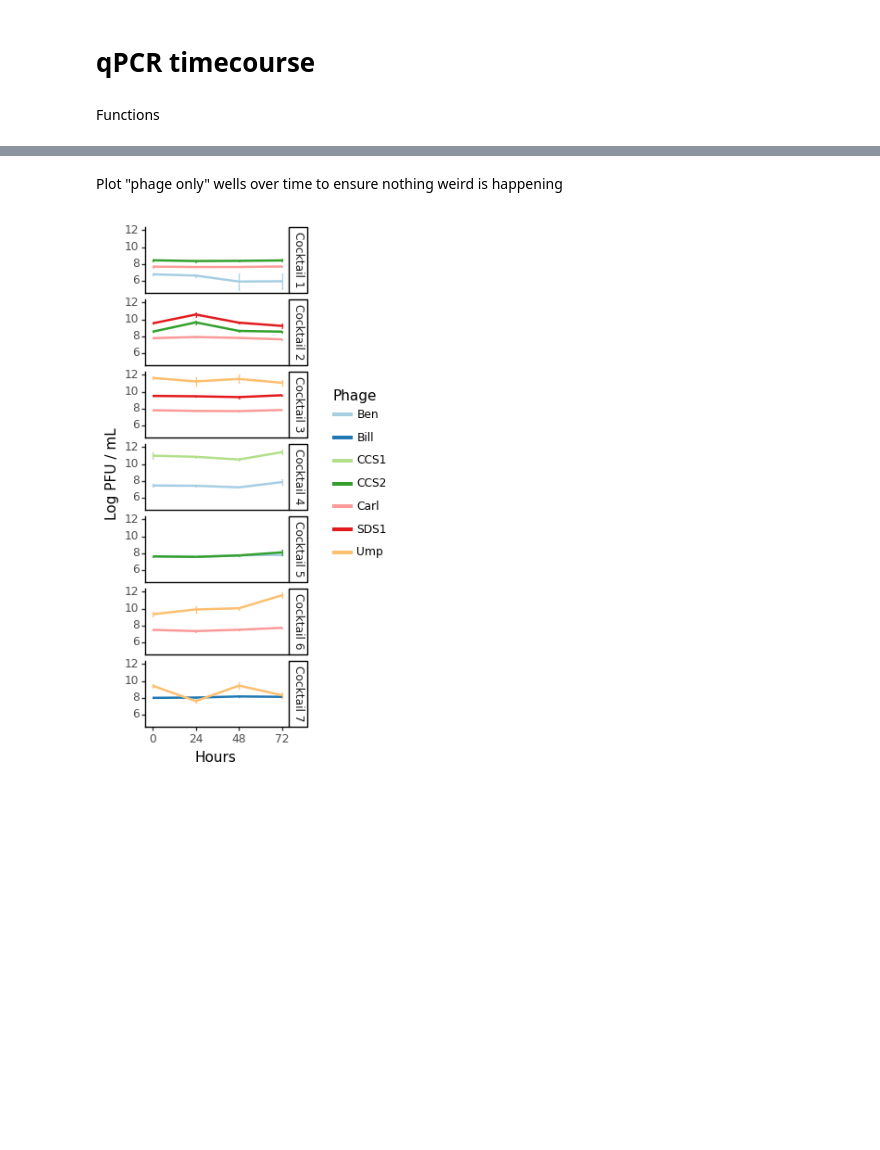
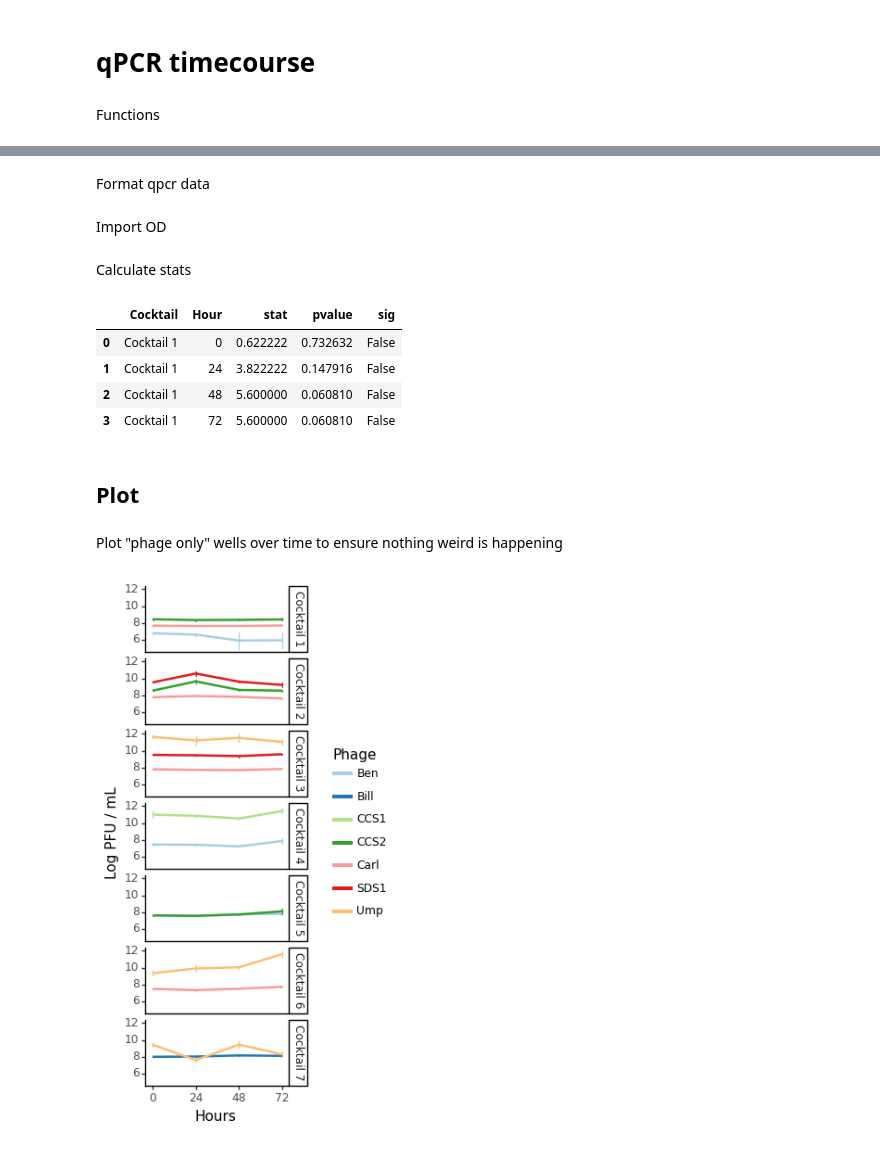
Before and after one commit to swandro/phage_cocktails, a Jupyter notebook: cocktail_timecourse_qpcr.ipynb, the cells around one changed output, grey strips where cells are left out. Saved outputs shown, nothing was run; the diff lists cells and outputs as text; code cells hidden in the pictures; blank space fills up the shorter version.

```diff
--- a/cocktail_timecourse_qpcr.ipynb
+++ b/cocktail_timecourse_qpcr.ipynb
@@ -71,3 +77,5 @@ raw_dat.head(4)
 | 1 | YI6 | Yi6-1_Cocktail 1 (Carl+Ben+CCS2) | with host | CCS2 | 24 | [Carl, CCS2, Ben] | 3 | value1 | 9.104303 | ... |
 | 2 | YI6 | Yi6-1_Cocktail 1 (Carl+Ben+CCS2) | with host | CCS2 | 48 | [Carl, CCS2, Ben] | 3 | value1 | 9.493282 | ... |
 | 3 | YI6 | Yi6-1_Cocktail 1 (Carl+Ben+CCS2) | with host | CCS2 | 72 | [Carl, CCS2, Ben] | 3 | value1 | 9.355837 | ... |
+# %% [markdown]
+Format qpcr data
@@ -73,0 +142,2 @@ raw_dat.head(4)
+# %% [markdown]
+Import OD
@@ -74,3 +186,29 @@ raw_dat.head(4)
+# %% [markdown]
+Calculate stats
+# %%
+out_list = []
+for cocktail in cocktail_list:
+    for hour in [0,24,48,72]:
+        value_list = []
+        dat_ss = with_host_minus_nohost.query('cocktail_name == @cocktail & timepoint==@hour')
+        phages = set(dat_ss.phage_measured)
+        for phage in phages:
+            value_list.append( dat_ss.query('phage_measured== @phage').value_minus_nohost.values )
+        anova = kruskal(*value_list)
+        out_list.append([cocktail, hour, anova.statistic, anova.pvalue])
+
+anova_df = pd.DataFrame(out_list, columns=["Cocktail","Hour","stat","pvalue"])
+anova_df["sig"] = [x<0.05 for x in anova_df.pvalue]
+anova_df_sig = anova_df.query('sig==True')
+anova_df.head(4)
+# %% [output]
+|  | Cocktail | Hour | stat | pvalue | sig |
+| 0 | Cocktail 1 | 0 | 0.622222 | 0.732632 | False |
+| 1 | Cocktail 1 | 24 | 3.822222 | 0.147916 | False |
+| 2 | Cocktail 1 | 48 | 5.600000 | 0.060810 | False |
+| 3 | Cocktail 1 | 72 | 5.600000 | 0.060810 | False |
+# %% [markdown]
+## Plot
 # %% [markdown]
 Plot "phage only" wells over time to ensure nothing weird is happening
 # %%
```
Also changed, not shown: parts of 19 cells of this notebook, 8 other files.
